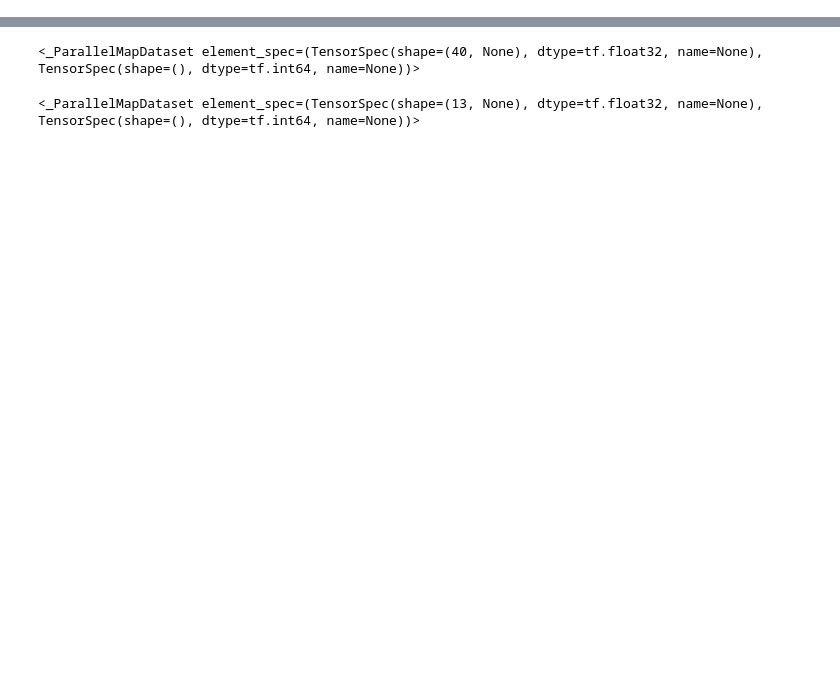
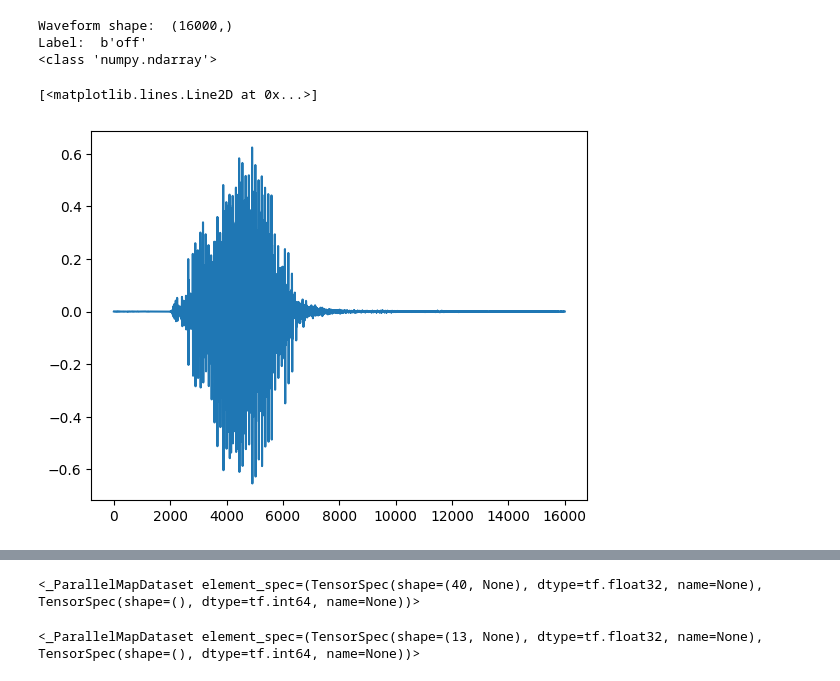
Before and after one commit to aidinattar/AudioKWS, a Jupyter notebook: examples.ipynb, the cells around one changed output, grey strips where cells are left out. Saved outputs shown, nothing was run; the diff lists cells and outputs as text; code cells hidden in the pictures; blank space fills up the shorter version.

```diff
--- a/examples.ipynb
+++ b/examples.ipynb
@@ -72,0 +207,50 @@ fig.savefig('mfcc.pdf', dpi=300, bbox_inches='tight')
+# %%
+import matplotlib.pyplot as plt
+import numpy as np
+
+def apply_time_stretch(audio, rate):
+    stretched_audio = librosa.effects.time_stretch(
+        audio.numpy(),
+        rate=rate
+    )
+    print(type(stretched_audio))
+    return stretched_audio.astype(np.float32)
+
+@tf.function
+def time_stretch(
+    audio,
+    rate=.5
+):
+    """
+    Apply time stretching to audio
+
+    Parameters
+    ----------
+    audio : tf.Tensor
+        Audio to apply time stretching to
+    rate : float, optional
+        Rate to stretch audio by, by default 1.0
+
+    Returns
+    -------
+    tf.Tensor
+        Stretched audio
+    """
+    return tf.py_function(
+        apply_time_stretch,
+        [audio, rate],
+        tf.float32
+    )
+# %%
+for waveform, label in train_waveforms.take(1):
+    print("Waveform shape: ", waveform.numpy().shape)
+    print("Label: ", label.numpy())
+stretch_waveform = apply_time_stretch(waveform, rate=.5)
+plt.figure()
+plt.plot(waveform.numpy())
+# %% [output]
+Waveform shape:  (16000,)
+Label:  b'off'
+<class 'numpy.ndarray'>
+[<matplotlib.lines.Line2D at 0x...>]
+[figure, added]
```
Also changed, not shown: parts of 46 cells of this notebook.
